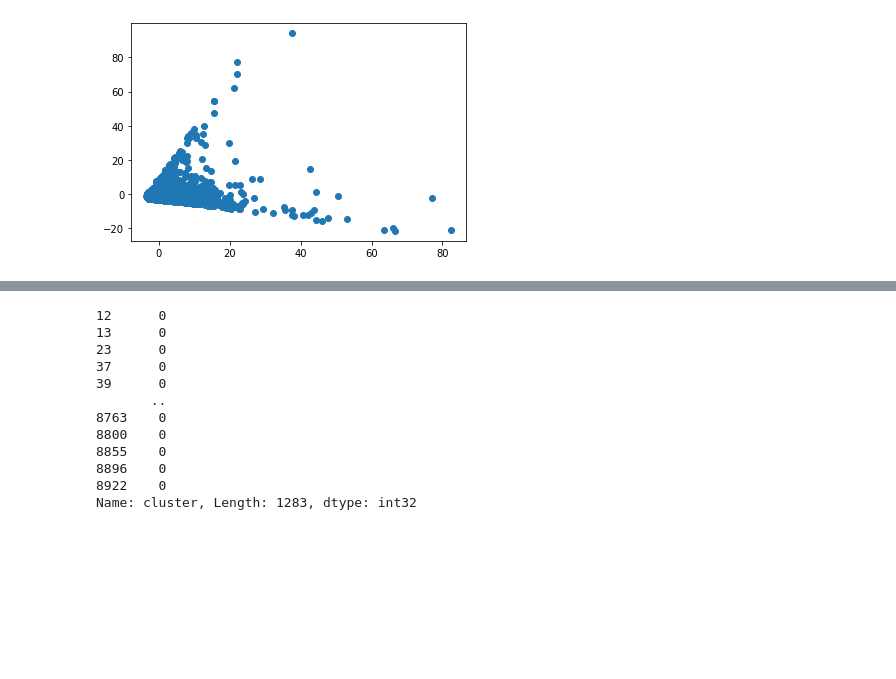
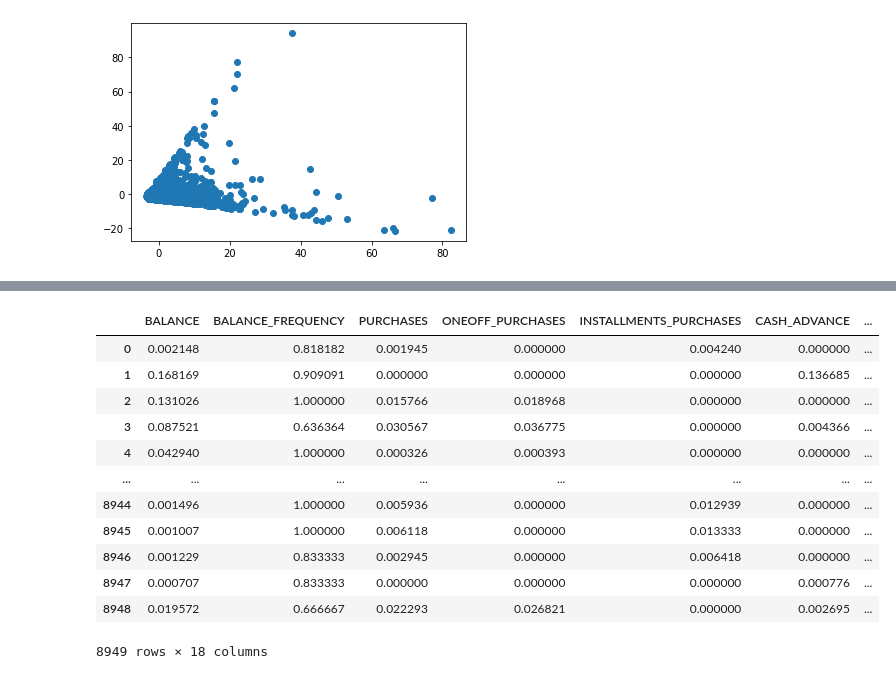
Before and after one commit to ABCD-EDU/cs322-lab, a Jupyter notebook: src/exercises/lab3/Kmeans.ipynb, the cells around one changed output, grey strips where cells are left out. Drawn from its saved outputs; the diff is of its cells as text; code cells hidden in the pictures; blank space fills up the shorter version.

```diff
--- a/src/exercises/lab3/Kmeans.ipynb
+++ b/src/exercises/lab3/Kmeans.ipynb
@@ -276,16 +282 @@ for cluster_num in range(0,len(km.labels_)):
     cluster_dfs.append(df[df["cluster"] == cluster_num])
-# %%
-cluster_dfs[0]["cluster"]
-# %% [output]
-12      0
-13      0
-23      0
-37      0
-39      0
-       ..
-8763    0
-8800    0
-8855    0
-8896    0
-8922    0
-Name: cluster, Length: 1283, dtype: int32
@@ -292,3 +285,24 @@ Name: cluster, Length: 1283, dtype: int32
 # %%
 # TODO: Compare each cluster with from each other and interpret
 #       Create generalizations per cluster
+# %%
+from sklearn.preprocessing import MinMaxScaler
+mms = MinMaxScaler()
+mms.fit(df)
+np_normalized = mms.transform(df)
+df_scaled = pd.DataFrame(np_normalized, columns=df.columns, index=df.index)
+df_scaled
+# %% [output]
+|  | BALANCE | BALANCE_FREQUENCY | PURCHASES | ONEOFF_PURCHASES | INSTALLMENTS_PURCHASES | CASH_ADVANCE | ... |
+| 0 | 0.002148 | 0.818182 | 0.001945 | 0.000000 | 0.004240 | 0.000000 | ... |
+| 1 | 0.168169 | 0.909091 | 0.000000 | 0.000000 | 0.000000 | 0.136685 | ... |
+| 2 | 0.131026 | 1.000000 | 0.015766 | 0.018968 | 0.000000 | 0.000000 | ... |
+| 3 | 0.087521 | 0.636364 | 0.030567 | 0.036775 | 0.000000 | 0.004366 | ... |
+| 4 | 0.042940 | 1.000000 | 0.000326 | 0.000393 | 0.000000 | 0.000000 | ... |
+| ... | ... | ... | ... | ... | ... | ... | ... |
+| 8944 | 0.001496 | 1.000000 | 0.005936 | 0.000000 | 0.012939 | 0.000000 | ... |
+| 8945 | 0.001007 | 1.000000 | 0.006118 | 0.000000 | 0.013333 | 0.000000 | ... |
+| 8946 | 0.001229 | 0.833333 | 0.002945 | 0.000000 | 0.006418 | 0.000000 | ... |
+| 8947 | 0.000707 | 0.833333 | 0.000000 | 0.000000 | 0.000000 | 0.000776 | ... |
+| 8948 | 0.019572 | 0.666667 | 0.022293 | 0.026821 | 0.000000 | 0.002695 | ... |
+8949 rows × 18 columns
```
Also changed, not shown: parts of 20 cells of this notebook.
